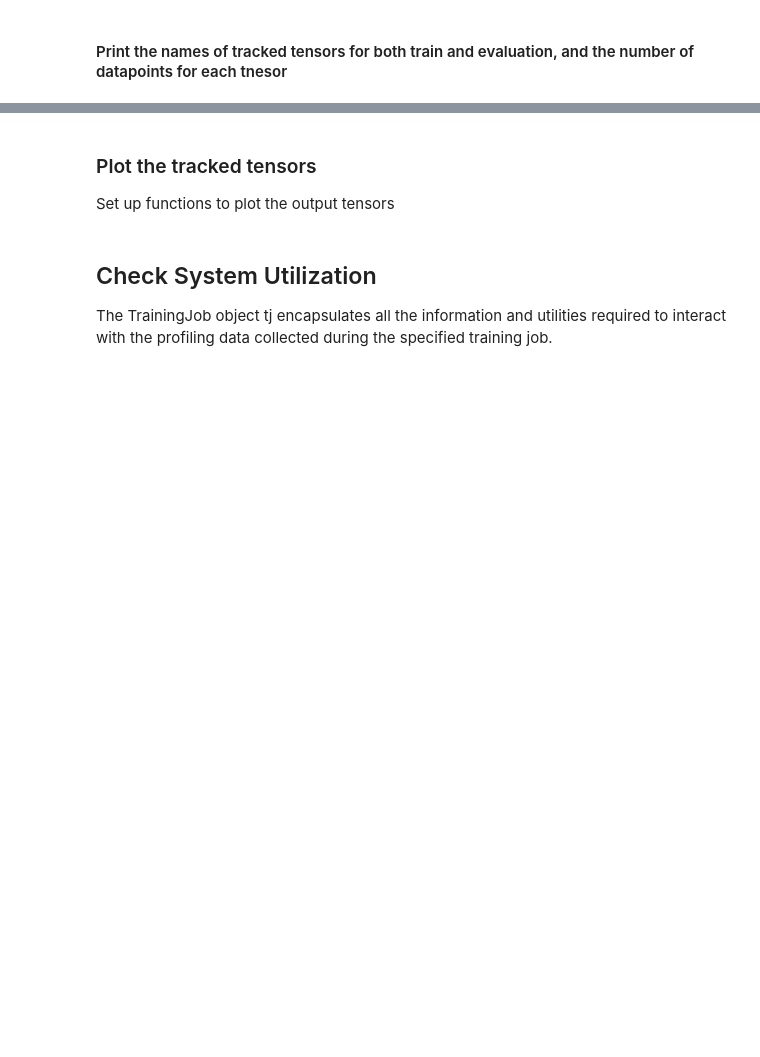
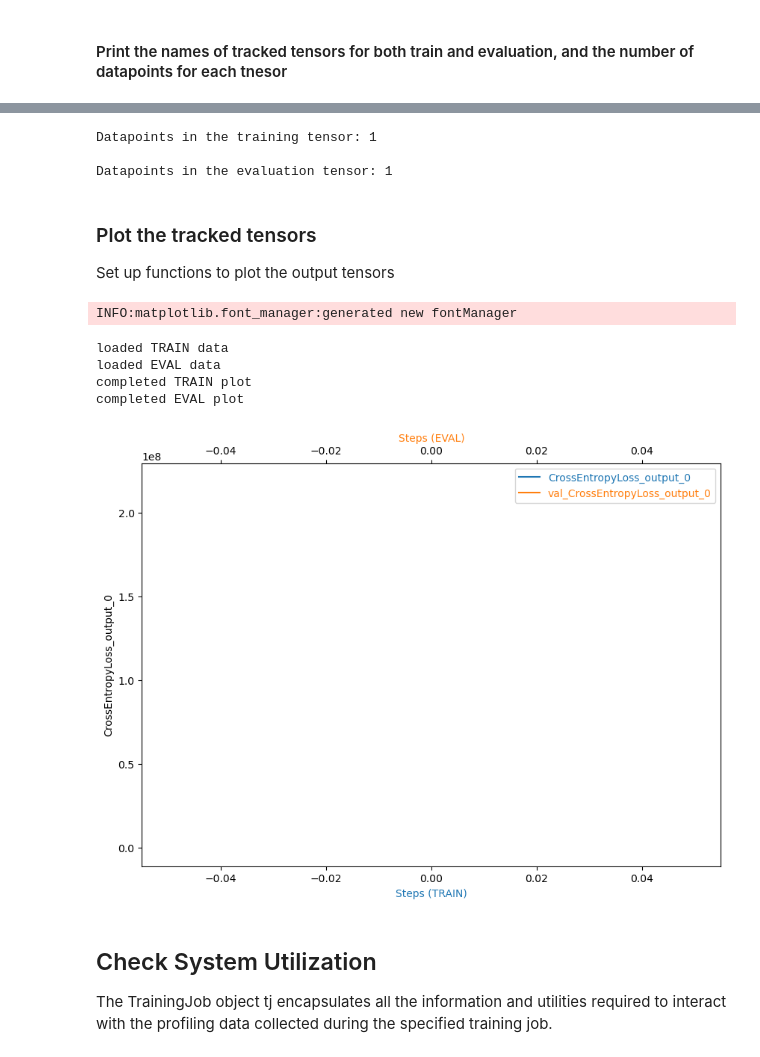
Before and after one commit to DannyLCG/udacity_DL_topics_CV_NLP, a Jupyter notebook: deploy Dl models on sagemaker/model_profiling.ipynb, the cells around one changed output, grey strips where cells are left out. Drawn from its saved outputs; the diff is of its cells as text; code cells hidden in the pictures; blank space fills up the shorter version.

Commit message:
Test on sagemaker successful. Next: Fix the viz for Profiler outputs, ask about generated report

```diff
--- a/deploy Dl models on sagemaker/model_profiling.ipynb
+++ b/deploy Dl models on sagemaker/model_profiling.ipynb
@@ -42,4 +63,4 @@ debugger_config = DebuggerHookConfig(
 
 profiler_config = ProfilerConfig(
     system_monitor_interval_millis=500,
-    framework_profile_params=FrameworkProfile(num_stpes=10))
+    framework_profile_params=FrameworkProfile(num_steps=10))
@@ -51,9 +75,9 @@ role = sagemaker.get_execution_role()
 
 estimator = PyTorch(
     role=role,
-    base_job_name="smdebugger-cifar-pytorch",
+    base_job_name="smdebugger-cifar-pytorch-test", #Change for every training job
+    instance_count=1,
     instance_type="ml.p3.2xlarge",
-    intance_count=1,
     entry_point="scripts/pytorch_cifar_profiling.py",
     framework_version="1.8",
     py_version="py36",
@@ -97,7 +171,11 @@ print(f'Tensor names: {trial.tensor_names()}\n')
 # %%
 # RENAME THE TENSORS AS OUR MODEL USES CROSSENTROPY LOSS, NOT NLL LOSS
-print(f'Datapoints in the training tensor: {len(trial.tensor("nll_loss_output_0").steps(mode=ModeKeys.TRAIN))}\n')
-print(f'Datapoints in the evaluation tensor: {len(trial.tensor("nll_loss_output_0").steps(mode=ModeKeys.EVAL))}')
+print(f'Datapoints in the training tensor: {len(trial.tensor("CrossEntropyLoss_output_0").steps(mode=ModeKeys.TRAIN))}\n')
+print(f'Datapoints in the evaluation tensor: {len(trial.tensor("CrossEntropyLoss_output_0").steps(mode=ModeKeys.EVAL))}')
+# %% [output]
+Datapoints in the training tensor: 1
+
+Datapoints in the evaluation tensor: 1
 # %% [markdown]
 ### Plot the tracked tensors
 Set up functions to plot the output tensors
@@ -146,8 +224,17 @@ def plot_tensor(trial, tensor_name):
     plt.ylabel(tensor_name)
 
     plt.show()
+# %% [output]
+INFO:matplotlib.font_manager:generated new fontManager
 # %%
-plot_tensor(trial, "")
+# CANNOT DRAW A LINE FOR 2 EPOCHS, WE NEED MORE DATA
+plot_tensor(trial, "CrossEntropyLoss_output_0")
+# %% [output]
+loaded TRAIN data
+loaded EVAL data
+completed TRAIN plot
+completed EVAL plot
+[figure, added]
 # %% [markdown]
 ## Check System Utilization
 
```
Also changed, not shown: parts of 17 cells of this notebook.
